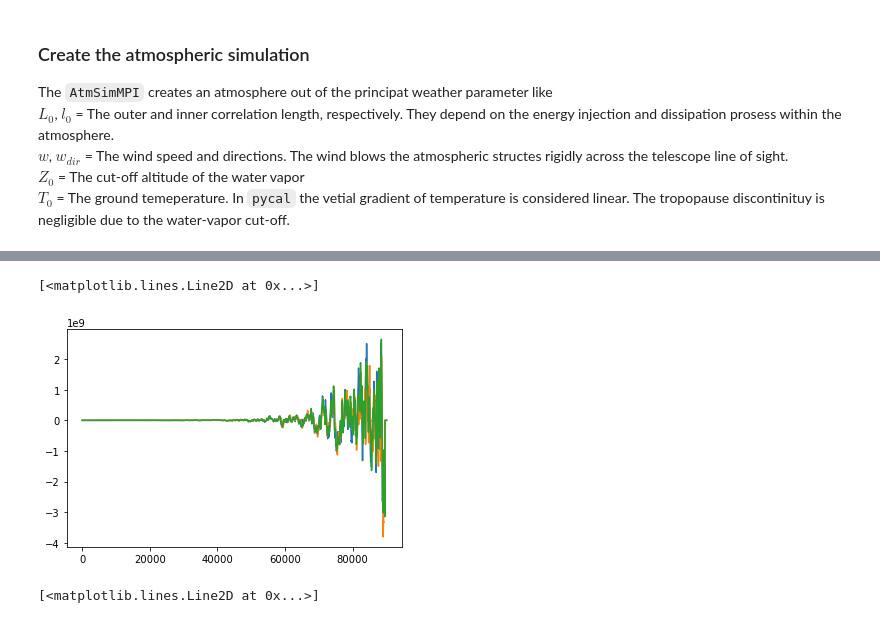
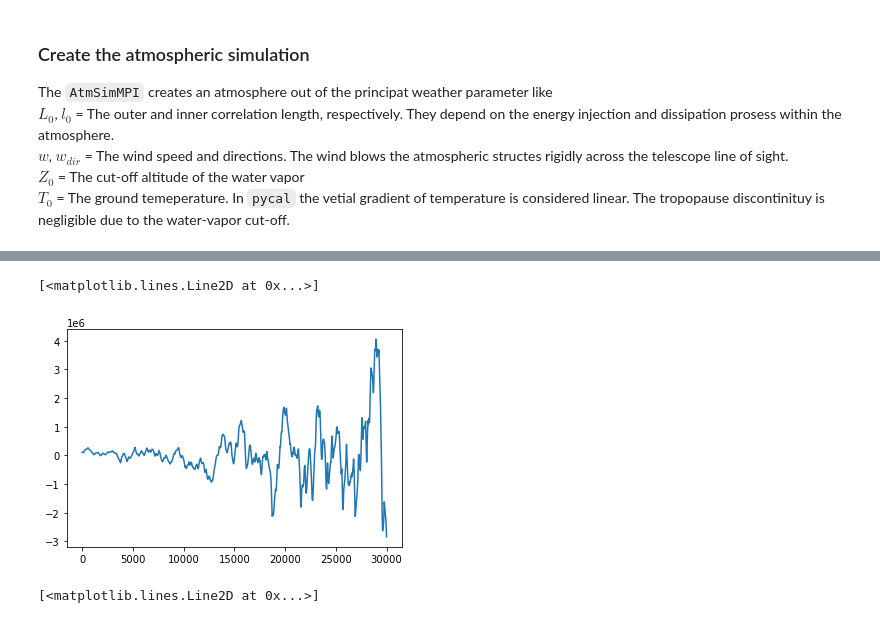
Before and after one commit to cmbgroundbased/cal, a Jupyter notebook: cookbook/skypatch.ipynb, the cells around one changed output, grey strips where cells are left out. Cells and saved outputs as stored; diff of their text form; code cells hidden in the pictures.

```diff
--- a/cookbook/skypatch.ipynb
+++ b/cookbook/skypatch.ipynb
@@ -235,12 +246,8 @@ sn.heatmap(MTX_CX, annot=False, cmap='coolwarm', center=0.75, vmin=0.6, vmax=1)
-# %%
-plt.plot(tod0)
-plt.plot(tod1)
-plt.plot(tod3)
-#plt.xlim(0,35000)
-#plt.ylim(-1e6,1e6)
-# %% [output]
-[<matplotlib.lines.Line2D at 0x...>]
-[figure, removed]
+# %%
+plt.plot(data.obs[0]['tod']['G0']['signal'])
+# %% [output]
+[<matplotlib.lines.Line2D at 0x...>]
+[figure, added]
 # %%
 abso_vec=pycal.atm_absorption_coefficient_vec(5000, 280, 101500, 5, 40, 50, 500)
 load_vec=pycal.atm_atmospheric_loading_vec(5000, 280, 101500, 5, 40, 50, 500)
```
Also changed, not shown: parts of 14 cells of this notebook, 4 other files.
